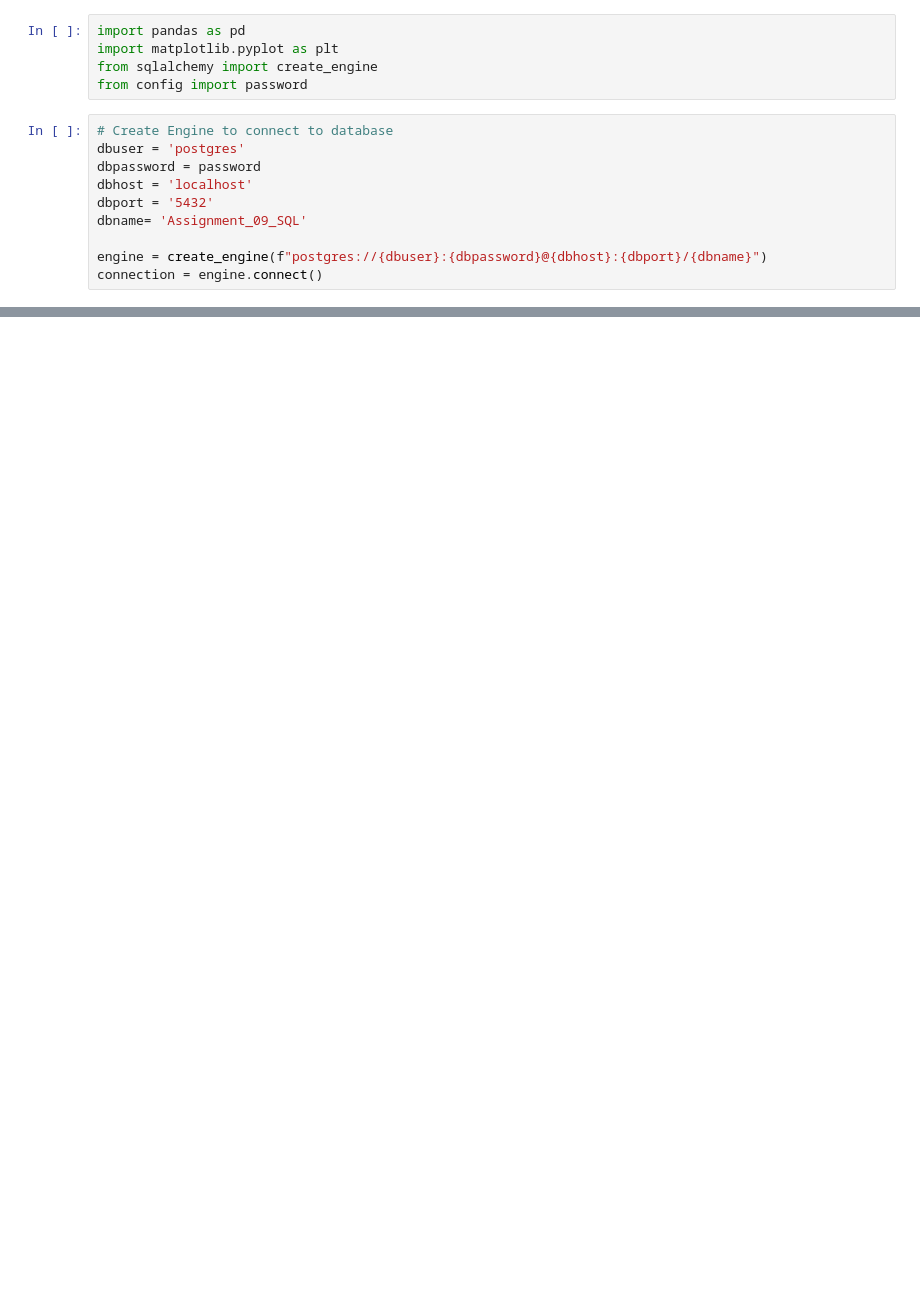
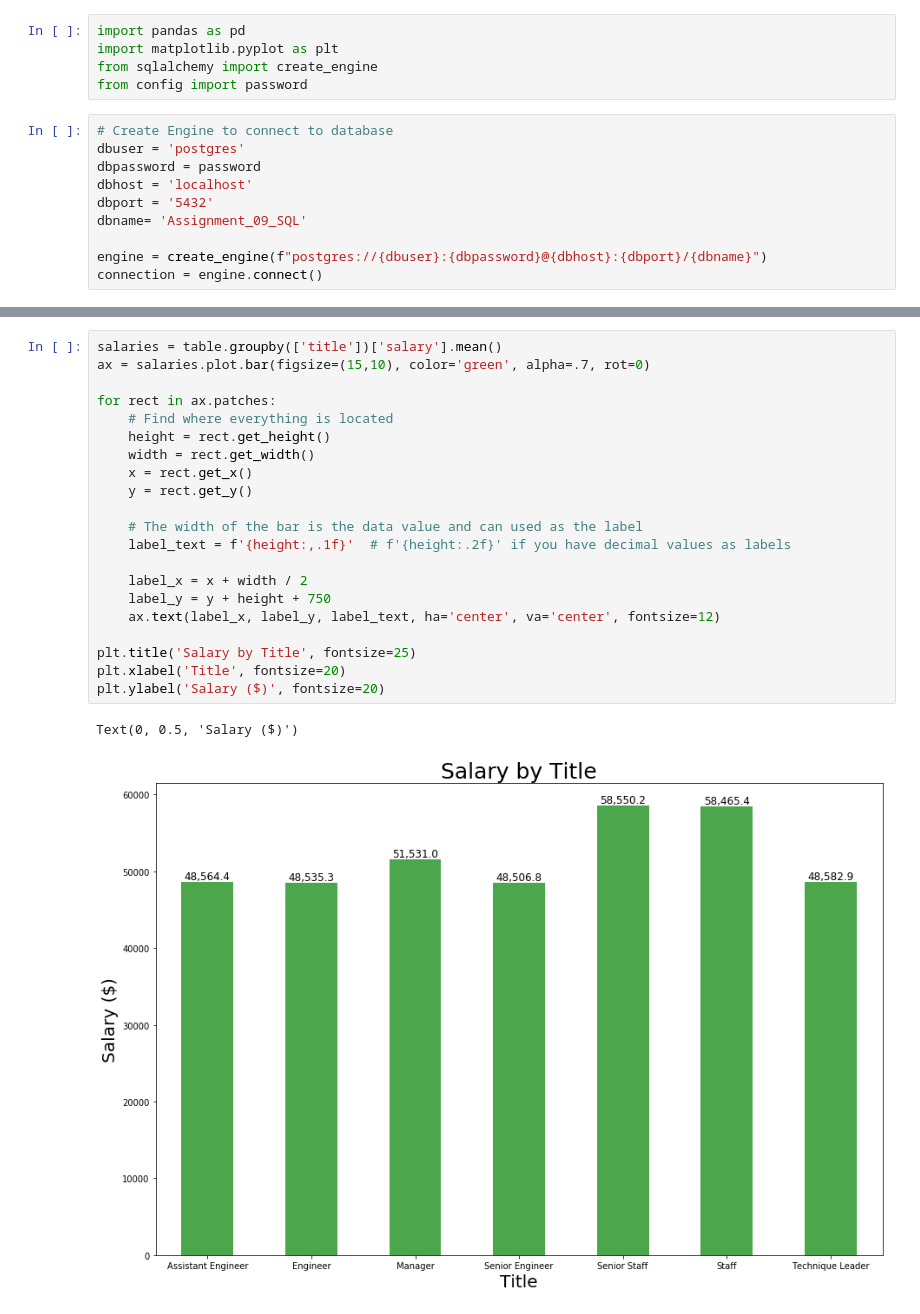
Before and after one commit to samfon24/09.sql-challenge, a Jupyter notebook: Bonus.ipynb, the cells around one changed output, grey strips where cells are left out. Drawn from its saved outputs; the diff is of its cells as text; blank space fills up the shorter version.

```diff
--- a/Bonus.ipynb
+++ b/Bonus.ipynb
@@ -29,0 +68,24 @@ table.plot.bar()
+# %%
+salaries = table.groupby(['title'])['salary'].mean()
+ax = salaries.plot.bar(figsize=(15,10), color='green', alpha=.7, rot=0)
+
+for rect in ax.patches:
+    # Find where everything is located
+    height = rect.get_height()
+    width = rect.get_width()
+    x = rect.get_x()
+    y = rect.get_y()
+
+    # The width of the bar is the data value and can used as the label
+    label_text = f'{height:,.1f}'  # f'{height:.2f}' if you have decimal values as labels
+
+    label_x = x + width / 2
+    label_y = y + height + 750
+    ax.text(label_x, label_y, label_text, ha='center', va='center', fontsize=12)
+
+plt.title('Salary by Title', fontsize=25)
+plt.xlabel('Title', fontsize=20)
+plt.ylabel('Salary ($)', fontsize=20)
+# %% [output]
+Text(0, 0.5, 'Salary ($)')
+[figure, added]
```
Also changed, not shown: parts of 5 cells of this notebook.
